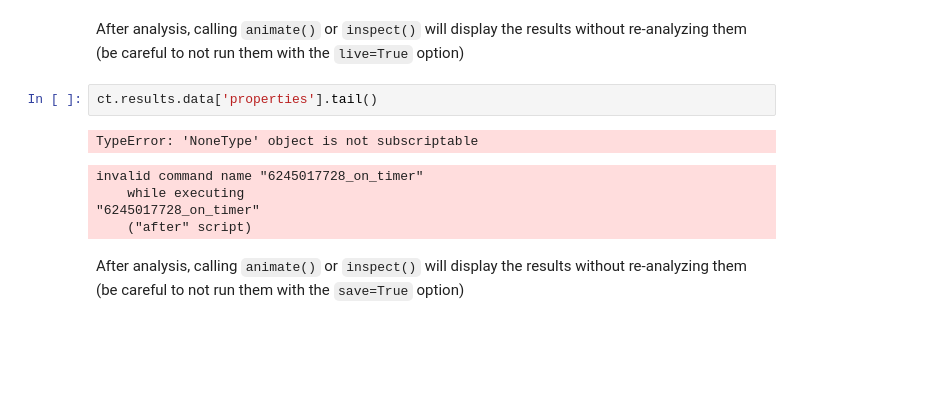
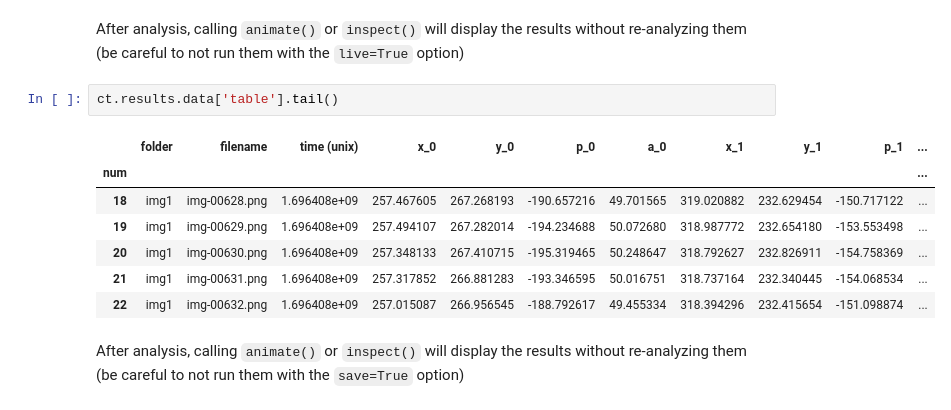
Before and after one commit to ovinc/imgseries, a Jupyter notebook: examples/examples_analysis/ContourTracking_Interactive.ipynb, the cells around one changed output. Cells and saved outputs as stored; diff of their text form; blank space fills up the shorter version.

```diff
--- a/examples/examples_analysis/ContourTracking_Interactive.ipynb
+++ b/examples/examples_analysis/ContourTracking_Interactive.ipynb
@@ -44,13 +50,15 @@ ct.animate()
 # %% [markdown]
 After analysis, calling `animate()` or `inspect()` will display the results without re-analyzing them (be careful to not run them with the `live=True` option)
 # %%
-ct.results.data['properties'].tail()
+ct.results.data['table'].tail()
 # %% [output]
-TypeError: 'NoneType' object is not subscriptable
-invalid command name "6245017728_on_timer"
-    while executing
-"6245017728_on_timer"
-    ("after" script)
+|  | folder | filename | time (unix) | x_0 | y_0 | p_0 | a_0 | x_1 | y_1 | p_1 | ... |
+| num |  |  |  |  |  |  |  |  |  |  | ... |
+| 18 | img1 | img-00628.png | 1.696408e+09 | 257.467605 | 267.268193 | -190.657216 | 49.701565 | 319.020882 | 232.629454 | -150.717122 | ... |
+| 19 | img1 | img-00629.png | 1.696408e+09 | 257.494107 | 267.282014 | -194.234688 | 50.072680 | 318.987772 | 232.654180 | -153.553498 | ... |
+| 20 | img1 | img-00630.png | 1.696408e+09 | 257.348133 | 267.410715 | -195.319465 | 50.248647 | 318.792627 | 232.826911 | -154.758369 | ... |
+| 21 | img1 | img-00631.png | 1.696408e+09 | 257.317852 | 266.881283 | -193.346595 | 50.016751 | 318.737164 | 232.340445 | -154.068534 | ... |
+| 22 | img1 | img-00632.png | 1.696408e+09 | 257.015087 | 266.956545 | -188.792617 | 49.455334 | 318.394296 | 232.415654 | -151.098874 | ... |
 # %% [markdown]
 After analysis, calling `animate()` or `inspect()` will display the results without re-analyzing them (be careful to not run them with the `save=True` option)
 # %%
```
Also changed, not shown: parts of 16 cells of this notebook, 5 other files.
